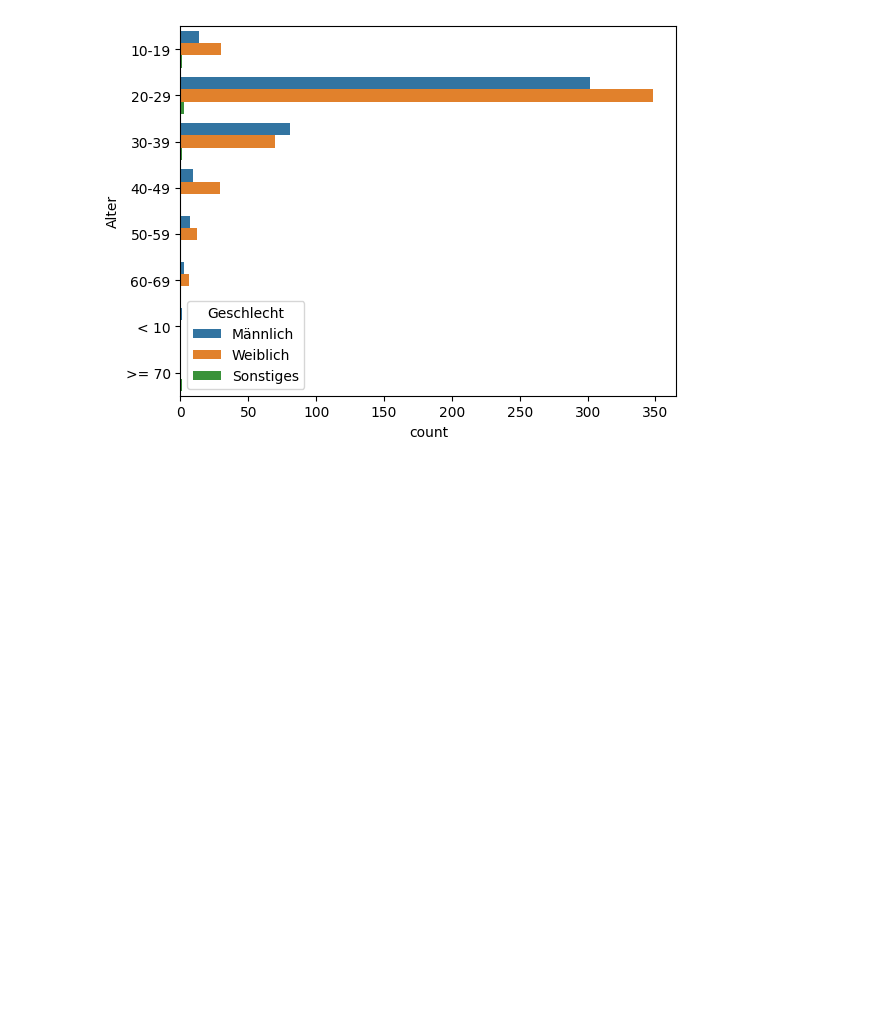
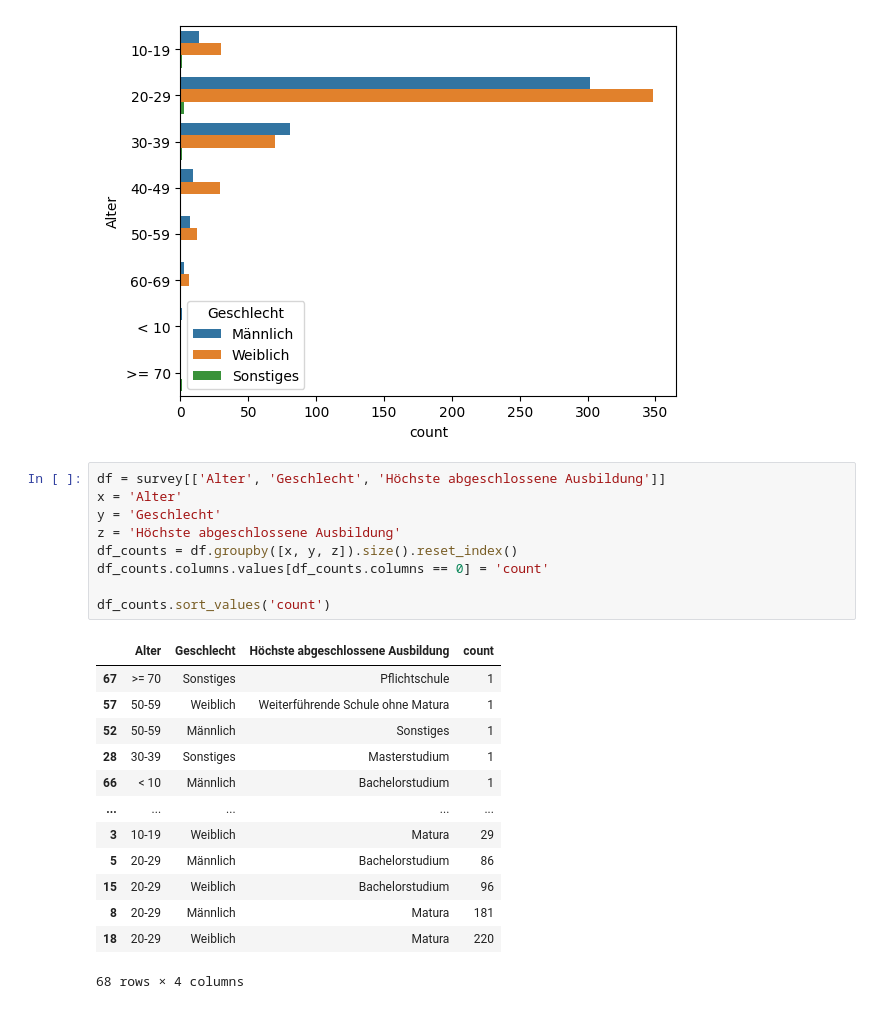
Before and after one commit to s2110458011/BA2024, a Jupyter notebook: src/testing/seaborn.ipynb, the cells around one changed output. Saved outputs shown, nothing was run; the diff lists cells and outputs as text; blank space fills up the shorter version.

```diff
--- a/src/testing/seaborn.ipynb
+++ b/src/testing/seaborn.ipynb
@@ -197,3 +197,26 @@ sns.countplot(df, y='Alter', hue='Geschlecht')
 # %% [output]
 <Axes: xlabel='count', ylabel='Alter'>
 [figure]
+# %%
+df = survey[['Alter', 'Geschlecht', 'Höchste abgeschlossene Ausbildung']]
+x = 'Alter'
+y = 'Geschlecht'
+z = 'Höchste abgeschlossene Ausbildung'
+df_counts = df.groupby([x, y, z]).size().reset_index()
+df_counts.columns.values[df_counts.columns == 0] = 'count'
+
+df_counts.sort_values('count')
+# %% [output]
+|  | Alter | Geschlecht | Höchste abgeschlossene Ausbildung | count |
+| 67 | >= 70 | Sonstiges | Pflichtschule | 1 |
+| 57 | 50-59 | Weiblich | Weiterführende Schule ohne Matura | 1 |
+| 52 | 50-59 | Männlich | Sonstiges | 1 |
+| 28 | 30-39 | Sonstiges | Masterstudium | 1 |
+| 66 | < 10 | Männlich | Bachelorstudium | 1 |
+| ... | ... | ... | ... | ... |
+| 3 | 10-19 | Weiblich | Matura | 29 |
+| 5 | 20-29 | Männlich | Bachelorstudium | 86 |
+| 15 | 20-29 | Weiblich | Bachelorstudium | 96 |
+| 8 | 20-29 | Männlich | Matura | 181 |
+| 18 | 20-29 | Weiblich | Matura | 220 |
+68 rows × 4 columns
```
Also changed, not shown: parts of 1 cell of this notebook, 5 other files.
